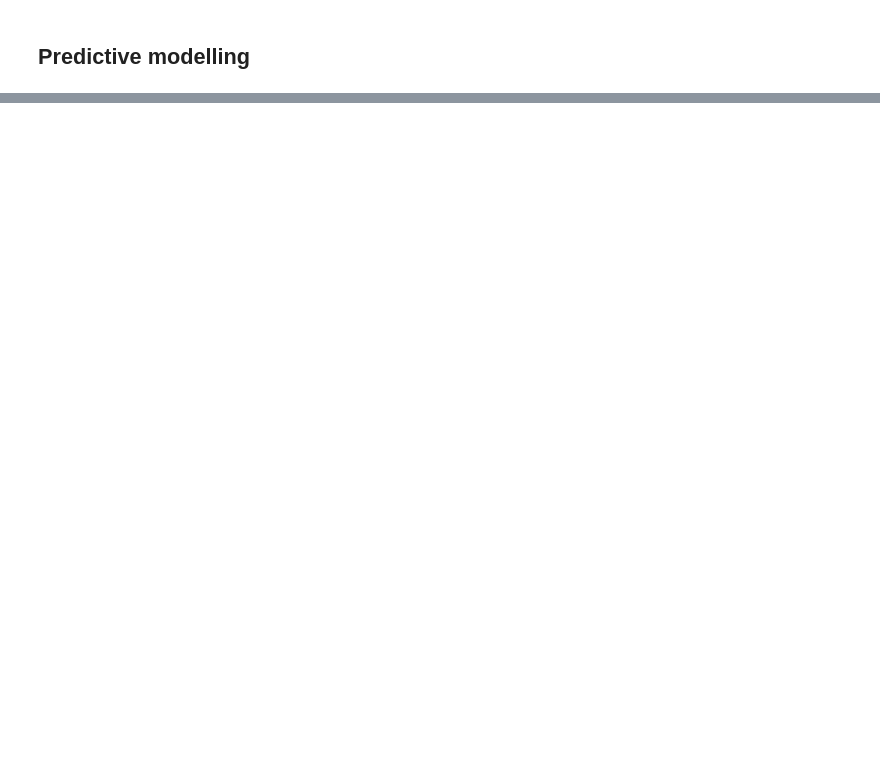
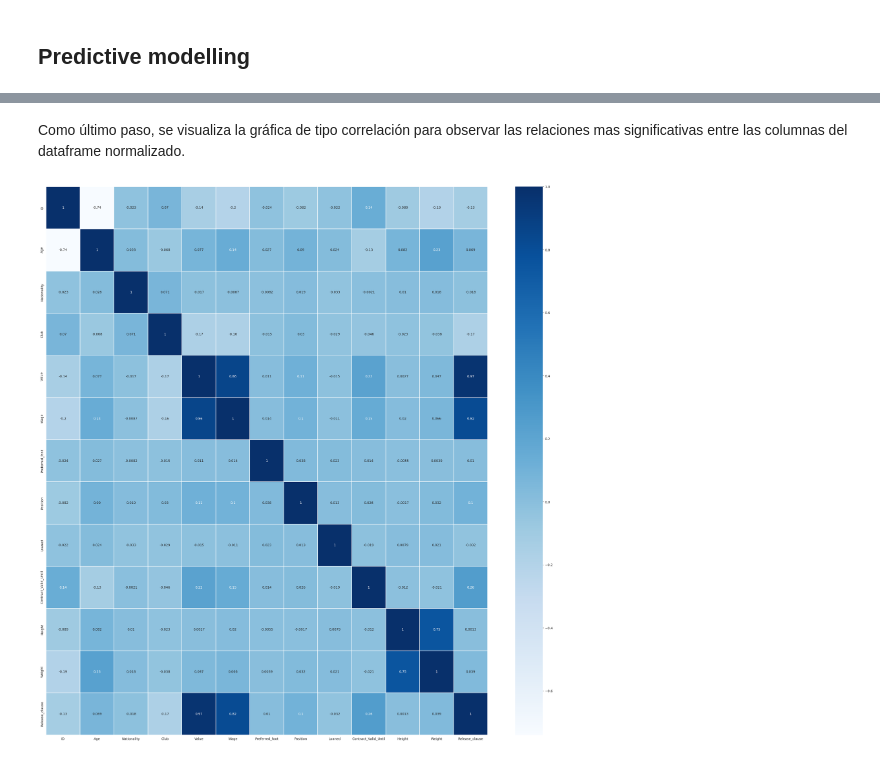
Before and after one commit to GAPPLabs/DataScienceProject, a Jupyter notebook: Proyecto.ipynb, the cells around one changed output, grey strips where cells are left out. Cells and saved outputs as stored; diff of their text form; code cells hidden in the pictures; blank space fills up the shorter version.

```diff
--- a/Proyecto.ipynb
+++ b/Proyecto.ipynb
@@ -726,4 +348,5 @@ loanedDataframe
 # %% [markdown]
 In automatic manner, the values from the **Nationality**, **Club**, **Preferred_foot**, **Position** y **Loaned** columns are replaced with the values from the geneerated subsets.
 # %%
-for tupla in {'Nationality': countryDataframe, 'Club':clubDataframe, 'Preferred_foot':preferredFootDataframe, 'Position':positionDataframe, 'Loaned':loanedDataframe}.items(): normalizedDataframe[tupla[0]] = dataframe[tupla[0]].apply(lambda x:(tupla[1][tupla[0]].loc[tupla[1][tupla[0]] == x].index[0]))
+for tupla in {'Nationality': countryDataframe, 'Club':clubDataframe, 'Preferred_foot':preferredFootDataframe, 'Position':positionDataframe, 'Loaned':loanedDataframe}.items():
+    normalizedDataframe[tupla[0]] = dataframe[tupla[0]].apply(lambda x:(tupla[1][tupla[0]].loc[tupla[1][tupla[0]] == x].index[0]))
@@ -858,0 +516,8 @@ plt.show()
+# %% [markdown]
+Como último paso, se visualiza la gráfica de tipo correlación para observar las relaciones mas significativas entre las columnas del dataframe normalizado.
+# %%
+plt.figure(figsize=(30,30))
+sb.heatmap(normalizedDataframe.corr(), cmap ='Blues', linewidths = 0.30, annot = True)
+plt.show()
+# %% [output]
+[figure, added]
```
Also changed, not shown: parts of 74 cells of this notebook.
